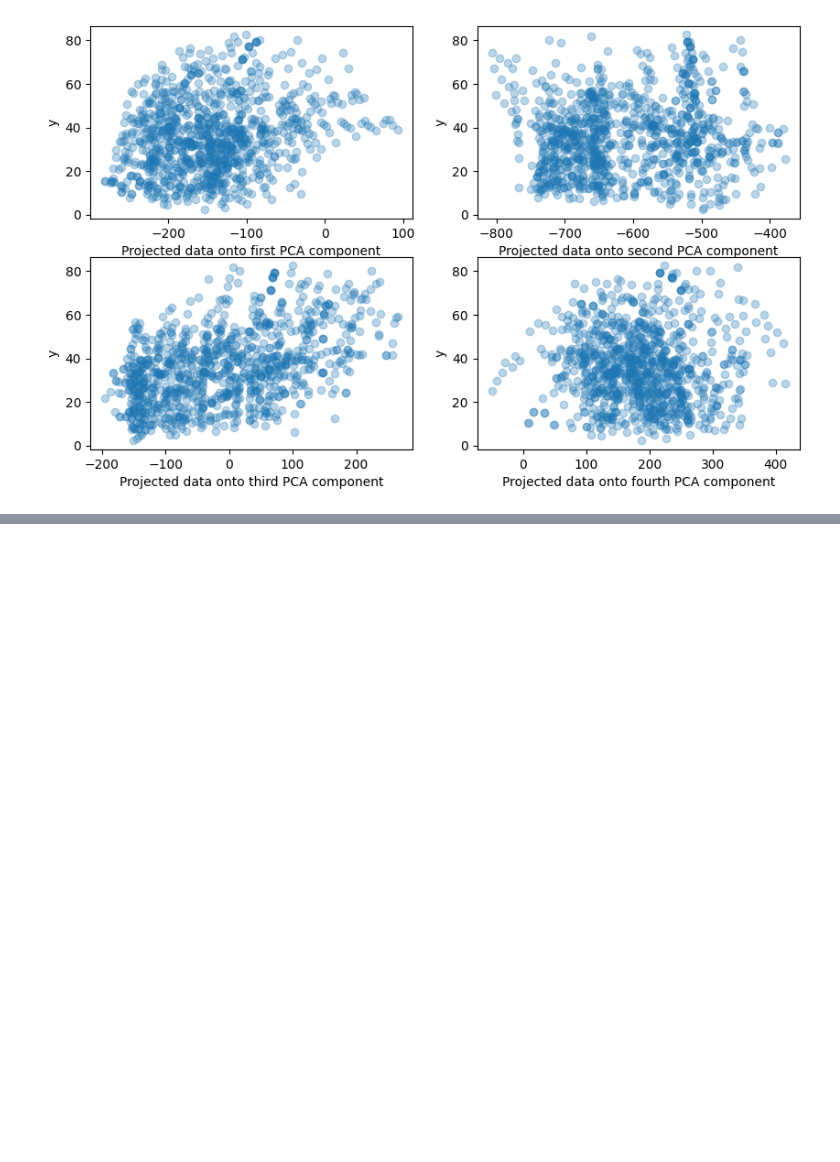
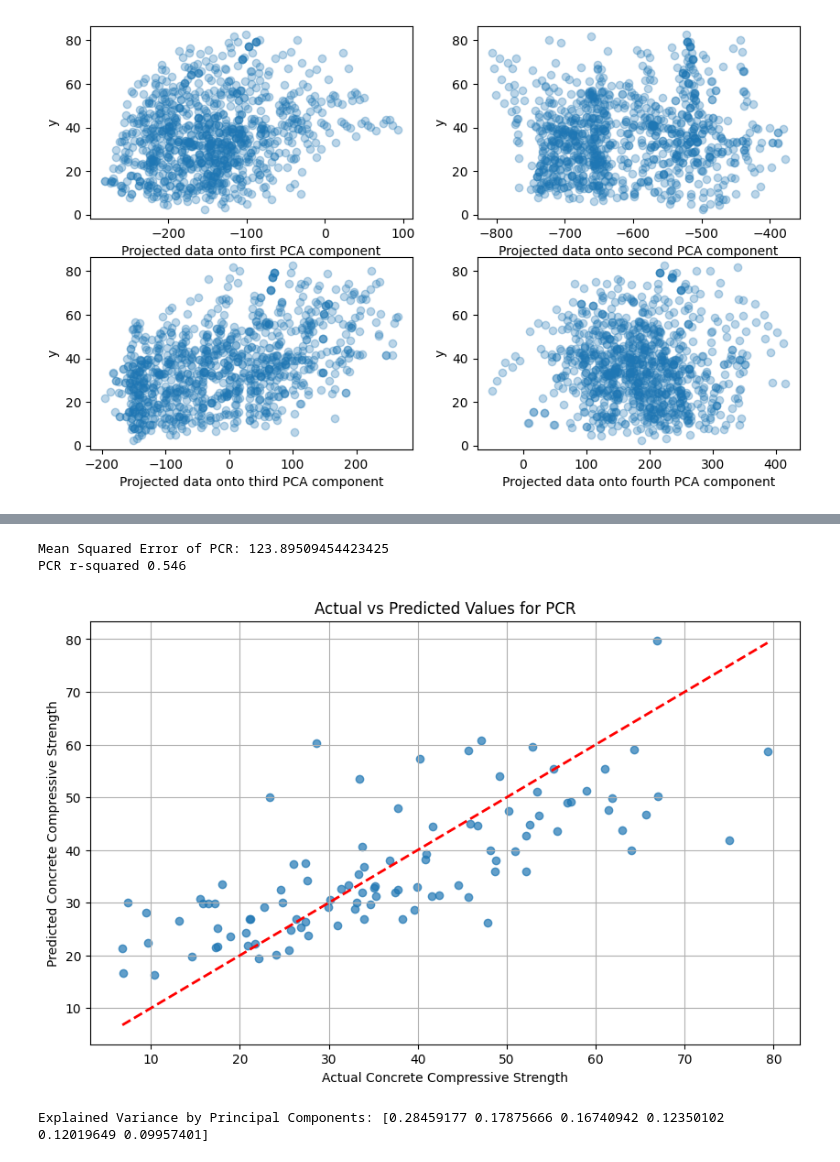
Before and after one commit to oscartq/project-LDA-concrete, a Jupyter notebook: project_PCR.ipynb, the cells around one changed output, grey strips where cells are left out. Saved outputs shown, nothing was run; the diff lists cells and outputs as text; code cells hidden in the pictures; blank space fills up the shorter version.

```diff
--- a/project_PCR.ipynb
+++ b/project_PCR.ipynb
@@ -350,0 +378,36 @@ Explained Variance by Principal Components: [0.28459177 0.17875666 0.16740942 0.
+# %%
+X_train, X_test, y_train, y_test = train_test_split(X, y, test_size=0.1, random_state=0)
+
+pcr = make_pipeline(StandardScaler(), PCA(n_components=6), LinearRegression())
+pcr.fit(X_train, y_train)
+pca = pcr.named_steps["pca"]  # retrieve the PCA step of the pipeline
+
+# Predict using the PCR model on the test set
+y_pred = pcr.predict(X_test)
+
+# Calculate the Mean Squared Error (MSE)
+mse = mean_squared_error(y_test, y_pred)
+print(f"Mean Squared Error of PCR: {mse}")
+
+# Calculate R^2 Score
+print(f"PCR r-squared {pcr.score(X_test, y_test):.3f}")
+
+# Plot Actual vs Predicted Values
+plt.figure(figsize=(10, 6))
+plt.scatter(y_test, y_pred, alpha=0.7)
+plt.plot([y_test.min(), y_test.max()], [y_test.min(), y_test.max()], color='red', linestyle='--', linewidth=2)
+plt.xlabel('Actual Concrete Compressive Strength')
+plt.ylabel('Predicted Concrete Compressive Strength')
+plt.title('Actual vs Predicted Values for PCR')
+plt.grid(True)
+plt.savefig(f"figures/PCR_predictions.png")
+plt.show()
+
+# Explained Variance by Principal Components
+explained_variance = pca.explained_variance_ratio_
+print(f"Explained Variance by Principal Components: {explained_variance}")
+# %% [output]
+Mean Squared Error of PCR: 123.89509454423425
+PCR r-squared 0.546
+[figure, added]
+Explained Variance by Principal Components: [0.28459177 0.17875666 0.16740942 0.12350102 0.12019649 0.09957401]
```
Also changed, not shown: parts of 2 cells of this notebook, 1 other file.
